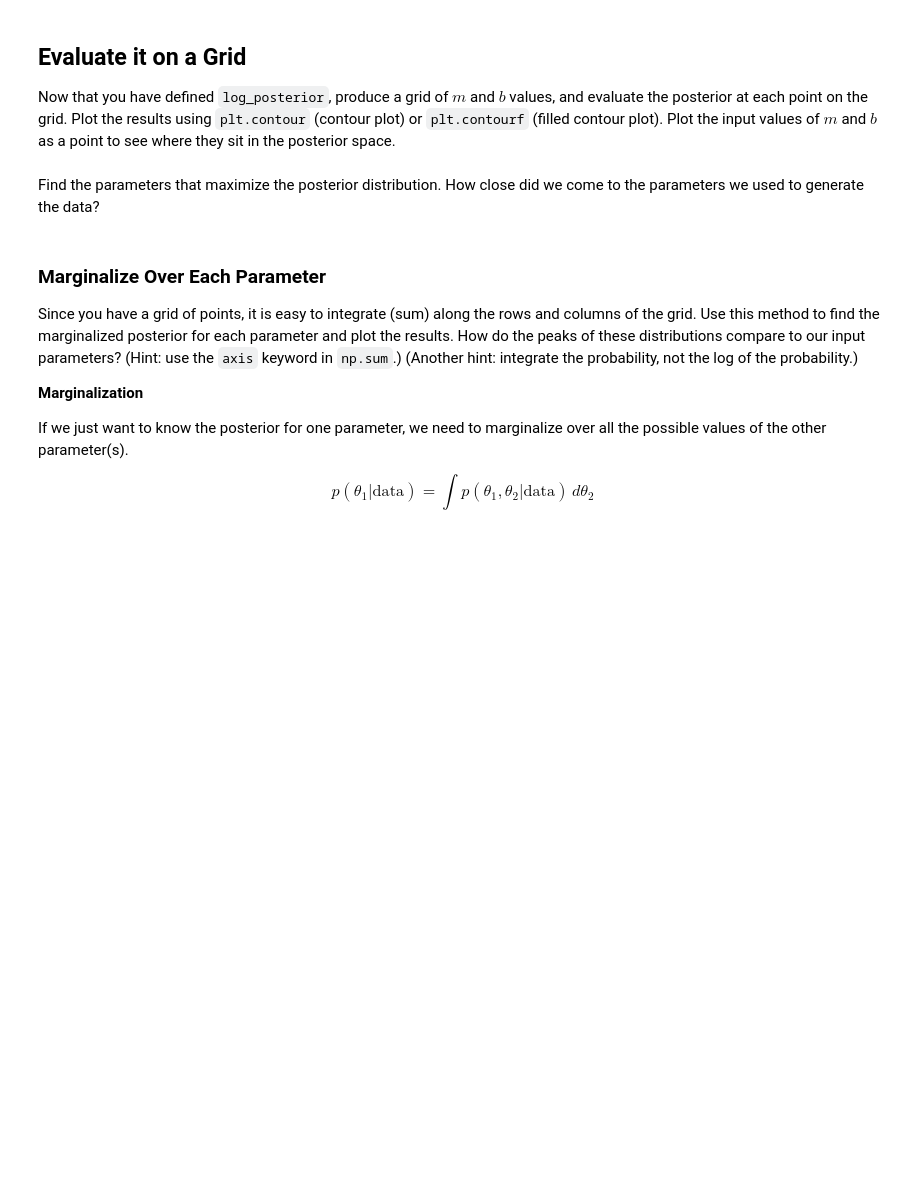
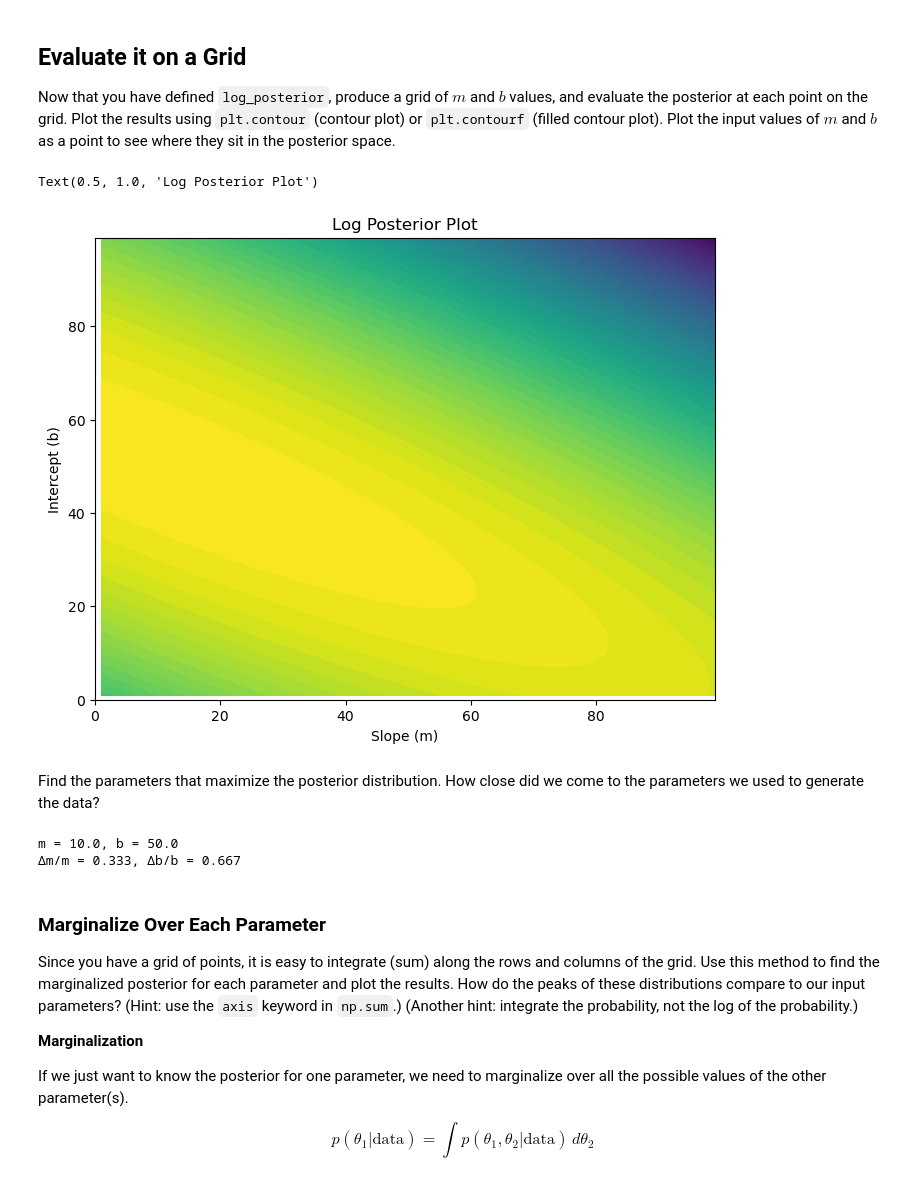
Before and after one commit to ASTR154/bayesian-statistics, a Jupyter notebook: monte_carlo_line_fitting.ipynb, the cells around one changed output. Drawn from its saved outputs; the diff is of its cells as text; code cells hidden in the pictures; blank space fills up the shorter version.

```diff
--- a/monte_carlo_line_fitting.ipynb
+++ b/monte_carlo_line_fitting.ipynb
@@ -116,17 +117,49 @@ plt.contourf( # complete
+# %%
+grid_spacing = 1.
+m_range = 15. # random range values
+b_range = 30.
+
+m_range = np.arange(m_min, m_max, grid_spacing)
+b_range = np.arange(b_min, b_max, grid_spacing)
+M, B = np.meshgrid(m_range, b_range)
+posterior_grid = np.zeros_like(M)
+
+for i in range(M.shape[0]):
+    for j in range(M.shape[1]):
+        theta = [M[i, j], B[i, j]]
+        posterior_grid[i, j] = log_posterior(theta, x, y, dy)
+posterior_grid = posterior_grid - np.max(posterior_grid)
+
+plt.figure(figsize=(8, 6))
+cp = plt.contourf(M, B, posterior_grid, levels=50, cmap="viridis")
+plt.xlabel("Slope (m)")
+plt.ylabel("Intercept (b)")
+plt.title("Log Posterior Plot")
+# %% [output]
+Text(0.5, 1.0, 'Log Posterior Plot')
+[figure, added]
 # %% [markdown]
 Find the parameters that maximize the posterior distribution. How close did we come to the parameters we used to generate the data?
 # %%
 # Find the indices where the posterior is maximised --> what m and b is this?
-j_max, i_max = # complete
+j_max, i_max = np.unravel_index(np.argmax(posterior_grid), posterior_grid.shape)
+# np.argmax - returns index of maximum value in array
+# np.unravel_index - converts a flat index or array of flat indices into a tuple of coordinate arrays
 
 m_infer = m_range[i_max]
 b_infer = b_range[j_max]
 print(f'm = {m_infer:.1f}, b = {b_infer:.1f}')
 
+m_true = 15.
+b_true = 30.
+
 # Fractional error of the inferred solution compared to the input 'true' parameters
-m_frac_err = # complete
-b_frac_err = # complete
+m_frac_err = abs(m_infer - m_true) / m_true
+b_frac_err = abs(b_infer - b_true) / b_true
 print(f'Δm/m = {m_frac_err:.3f}, Δb/b = {b_frac_err:.3f}')
+# %% [output]
+m = 10.0, b = 50.0
+Δm/m = 0.333, Δb/b = 0.667
 # %% [markdown]
 ### Marginalize Over Each Parameter
 Since you have a grid of points, it is easy to integrate (sum) along the rows and columns of the grid. Use this method to find the marginalized posterior for each parameter and plot the results. How do the peaks of these distributions compare to our input parameters? (Hint: use the `axis` keyword in `np.sum`.) (Another hint: integrate the probability, not the log of the probability.)
```
Also changed, not shown: parts of 8 cells of this notebook.
